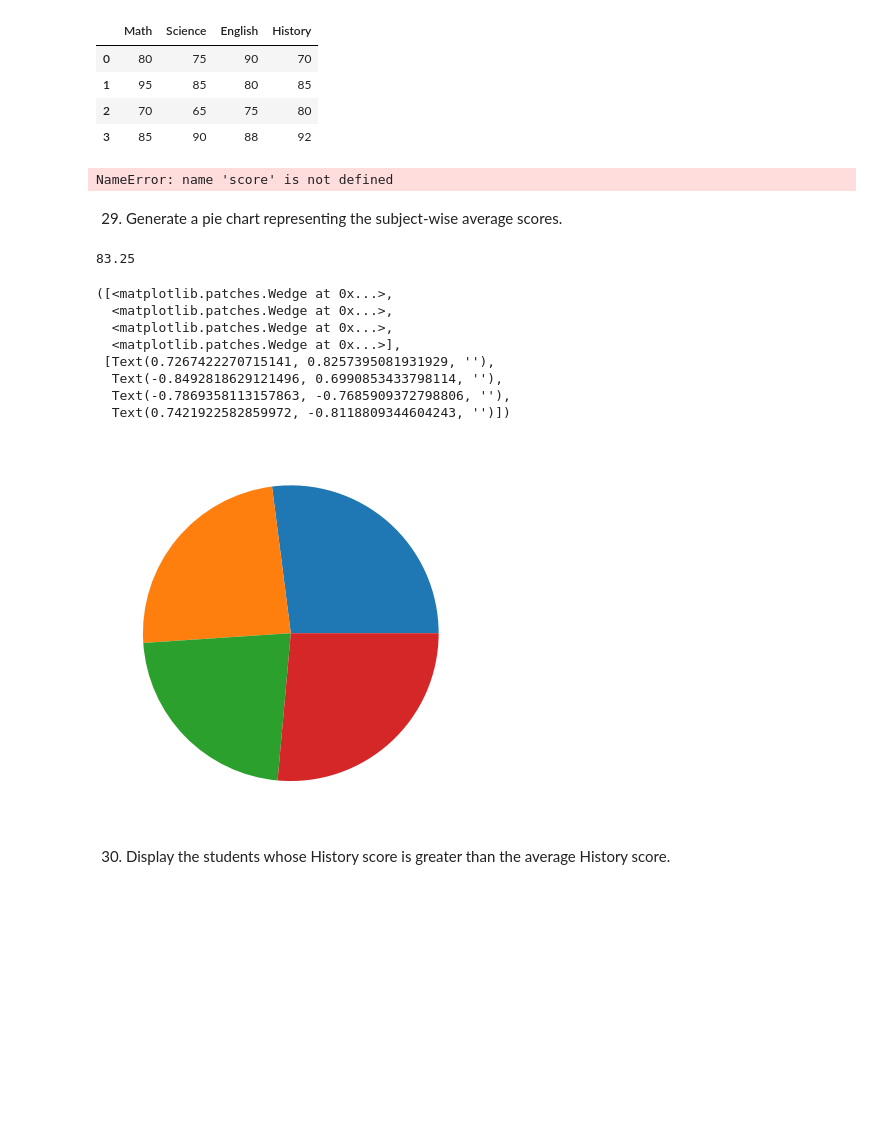
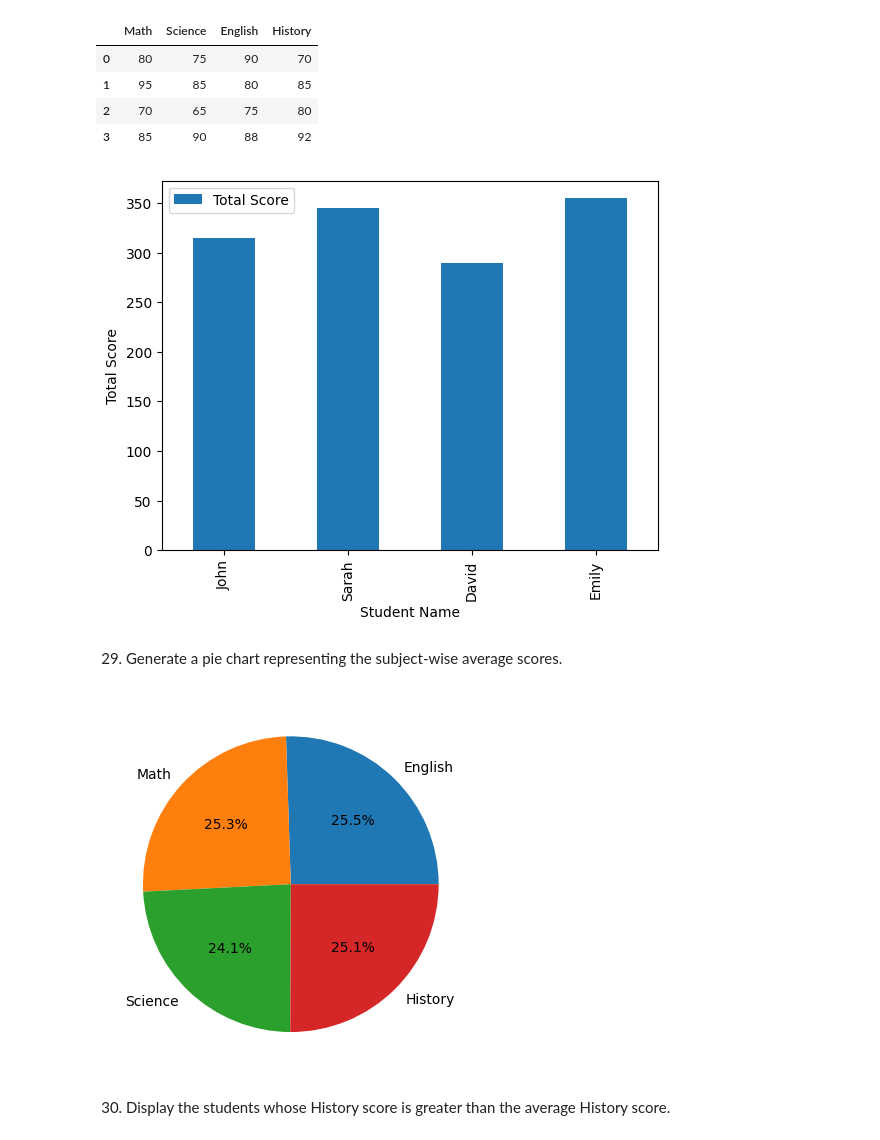
Before and after one commit to gadwal4201/CRT-2025, a Jupyter notebook: Test_28_03_2025.ipynb, the cells around one changed output. Cells and saved outputs as stored; diff of their text form; code cells hidden in the pictures; blank space fills up the shorter version.

```diff
--- a/Test_28_03_2025.ipynb
+++ b/Test_28_03_2025.ipynb
@@ -116,0 +128,4 @@ df2['Student Name']
+# %%
+df2['Average Score'] = df2[['English', 'Math', 'Science', 'History']].mean(axis=1)
+
+df2[['Student Name', 'Average Score']]
@@ -122,0 +140,4 @@ sum(df2['English']+df2['History']+df2['Math']+df2['Science'])
+# %%
+df2['Total Score'] = df2[['English', 'Math', 'Science', 'History']].sum(axis=1)
+
+df2[df2['Total Score'] == df2['Total Score'].max()]
@@ -167,25 +201,13 @@ score = df2.select_dtypes(int)
 | 1 | 95 | 85 | 80 | 85 |
 | 2 | 70 | 65 | 75 | 80 |
 | 3 | 85 | 90 | 88 | 92 |
-# %%
-plt.bar(score)
-# %% [output]
-NameError: name 'score' is not defined
+# %%
+df2.plot(x='Student Name', y='Total Score', kind='bar')
+
+plt.xlabel("Student Name")
+plt.ylabel("Total Score")
+plt.show()
+# %% [output]
+[figure, added]
 # %% [markdown]
 29. Generate a pie chart representing the subject-wise average scores.
-# %%
-E_avg = np.average(df2['English'])
-# %% [output]
-83.25
-# %%
-plt.pie(df2['English'])
-# %% [output]
-([<matplotlib.patches.Wedge at 0x...>,
-  <matplotlib.patches.Wedge at 0x...>,
-  <matplotlib.patches.Wedge at 0x...>,
-  <matplotlib.patches.Wedge at 0x...>],
- [Text(0.7267422270715141, 0.8257395081931929, ''),
-  Text(-0.8492818629121496, 0.6990853433798114, ''),
-  Text(-0.7869358113157863, -0.7685909372798806, ''),
-  Text(0.7421922582859972, -0.8118809344604243, '')])
-[figure, removed]
@@ -192,3 +216,9 @@ plt.pie(df2['English'])
+# %%
+plt.pie(subject_avg, labels=subject_avg.index, autopct='%1.1f%%')
+
+plt.show()
+# %% [output]
+[figure, added]
 # %% [markdown]
 30. Display the students whose History score is greater than the average History score.
 # %%
```
Also changed, not shown: parts of 11 cells of this notebook.
